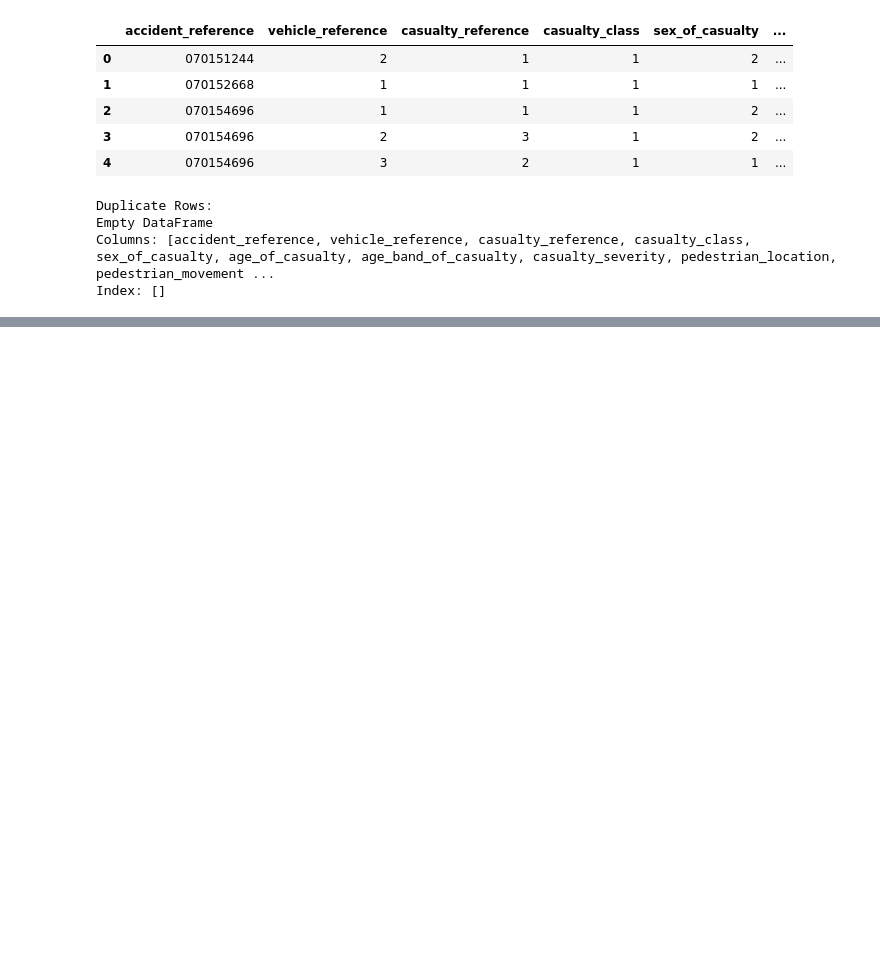
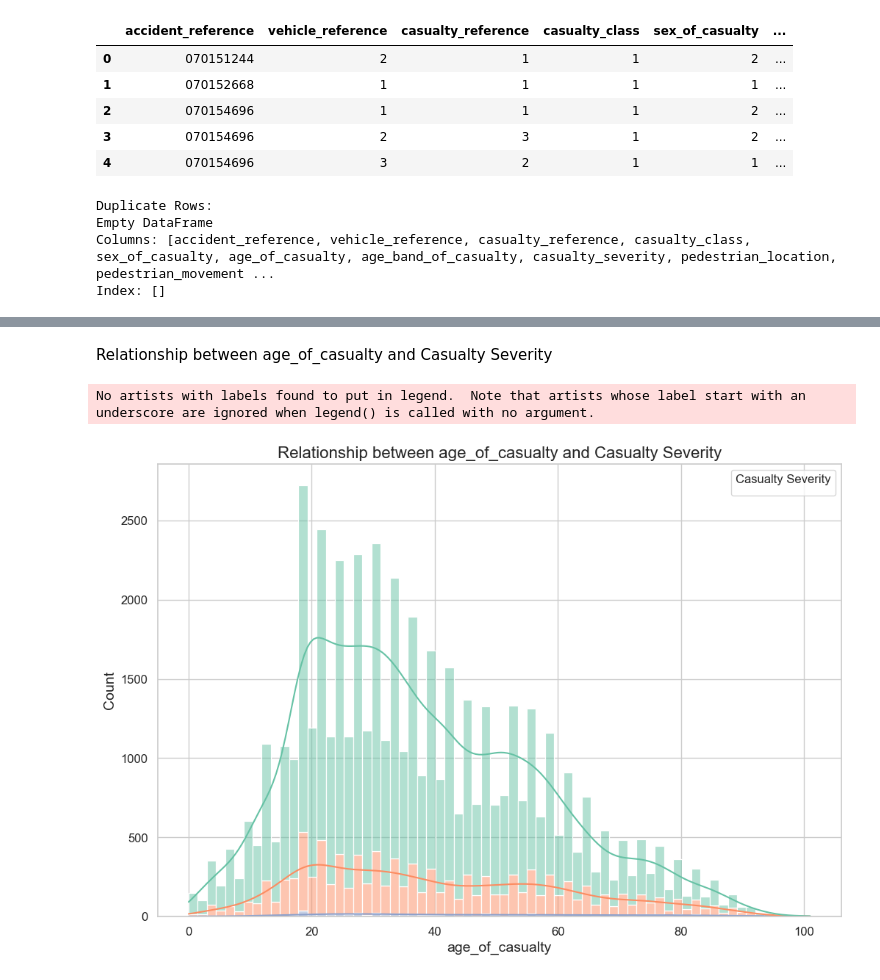
Before and after one commit to AminHeidariSardabi/dft-road-casualty-statistics-casualty-provisional-mid-year-unvalidated-2022, a Jupyter notebook: main.ipynb, the cells around one changed output, grey strips where cells are left out. Saved outputs shown, nothing was run; the diff lists cells and outputs as text; code cells hidden in the pictures; blank space fills up the shorter version.

```diff
--- a/main.ipynb
+++ b/main.ipynb
@@ -365,0 +461,19 @@ The best model is: Gradient Boosting
+# %% [markdown]
+Relationship between age_of_casualty and Casualty Severity
+# %%
+# For numerical variables
+numerical_vars = ['age_of_casualty']
+
+for var in numerical_vars:
+    plt.figure(figsize=(12, 8))
+    sns.histplot(df, x=var, hue='casualty_severity', multiple="stack", kde=True, palette="Set2")
+    plt.title(f'Relationship between {var} and Casualty Severity', fontsize=16)
+    plt.xlabel(var, fontsize=14)
+    plt.ylabel('Count', fontsize=14)
+    plt.legend(title='Casualty Severity')
+    plt.xticks(fontsize=12)
+    plt.yticks(fontsize=12)
+    plt.show()
+# %% [output]
+No artists with labels found to put in legend.  Note that artists whose label start with an underscore are ignored when legend() is called with no argument.
+[figure, added]
```
Also changed, not shown: parts of 45 cells of this notebook, 17 other files.
